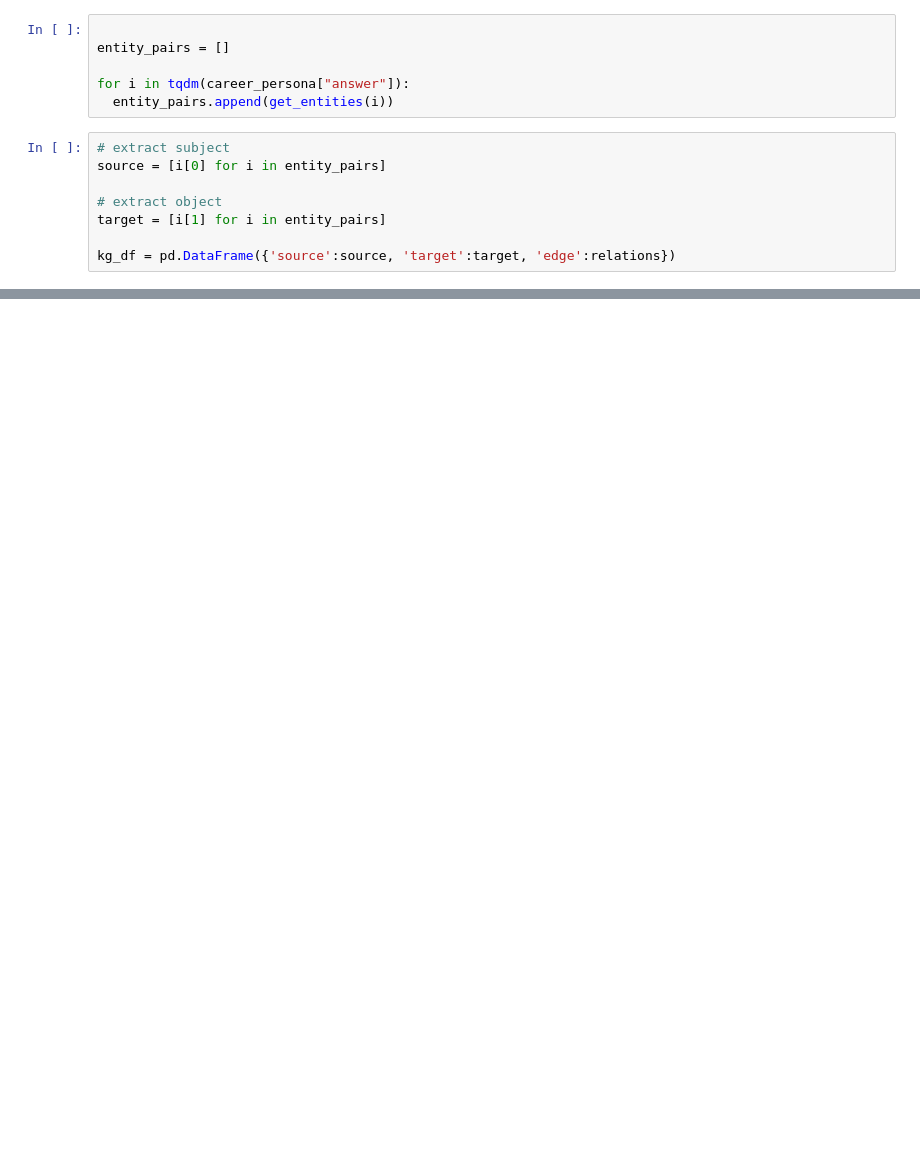
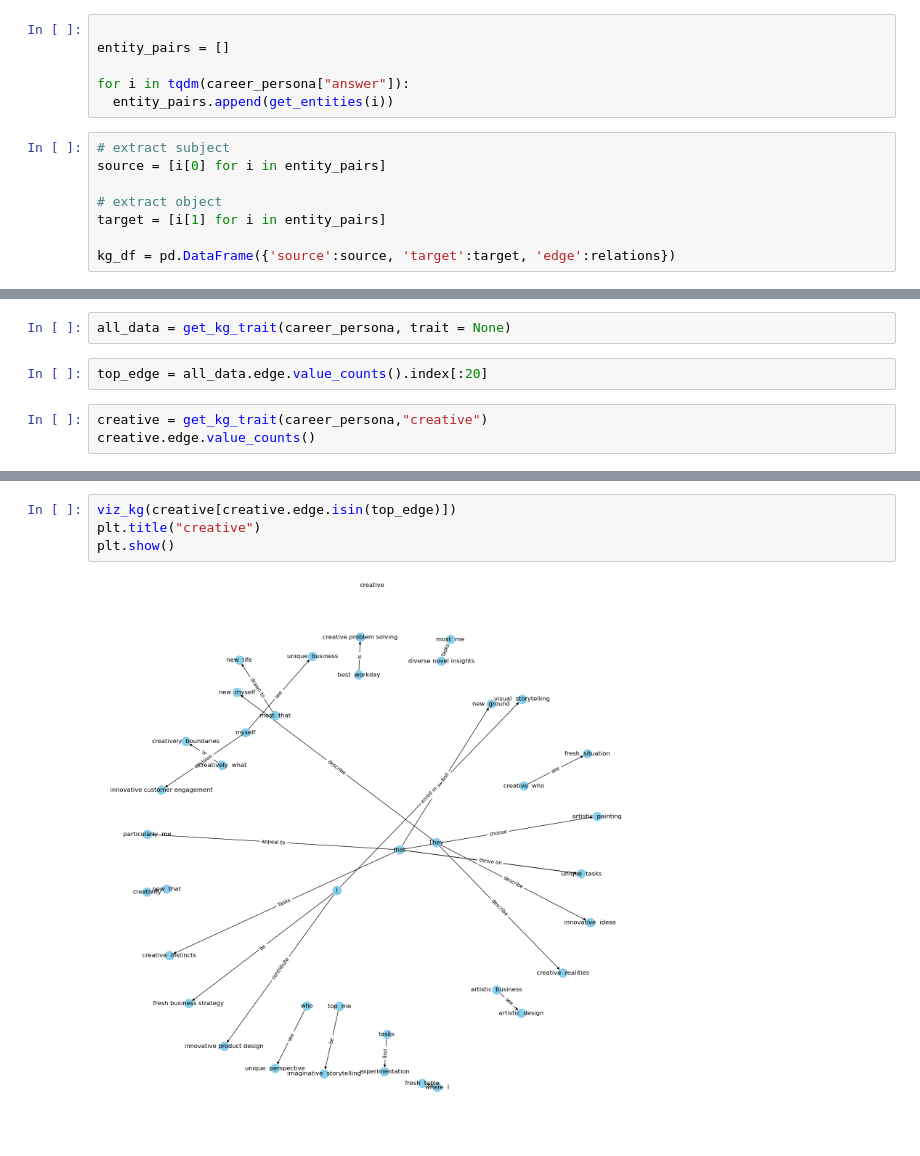
Before and after one commit to abilcode/dicoding-RecSys, a Jupyter notebook: analysis/user_persona.ipynb, the cells around one changed output, grey strips where cells are left out. Drawn from its saved outputs; the diff is of its cells as text; blank space fills up the shorter version.

```diff
--- a/analysis/user_persona.ipynb
+++ b/analysis/user_persona.ipynb
@@ -326,0 +333,7 @@ plt.show()
+# %%
+all_data = get_kg_trait(career_persona, trait = None)
+# %%
+top_edge = all_data.edge.value_counts().index[:20]
+# %%
+creative = get_kg_trait(career_persona,"creative")
+creative.edge.value_counts()
@@ -326,0 +358,6 @@ plt.show()
+# %%
+viz_kg(creative[creative.edge.isin(top_edge)])
+plt.title("creative")
+plt.show()
+# %% [output]
+[figure, added]
```
Also changed, not shown: parts of 14 cells of this notebook, 1 other file.
